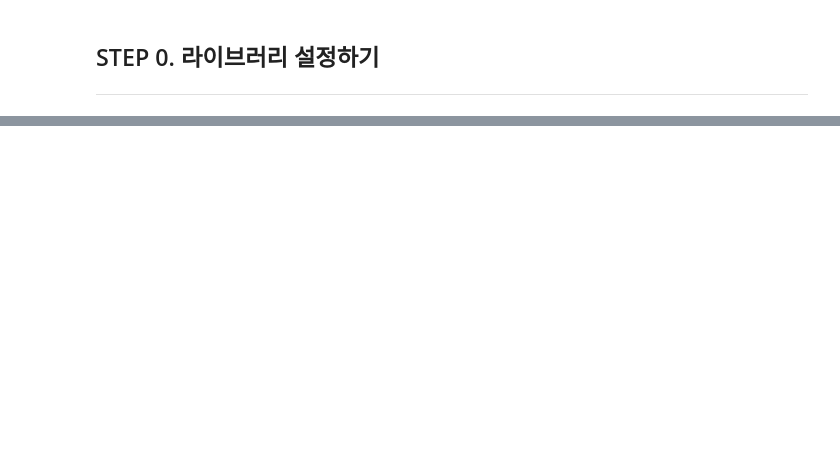
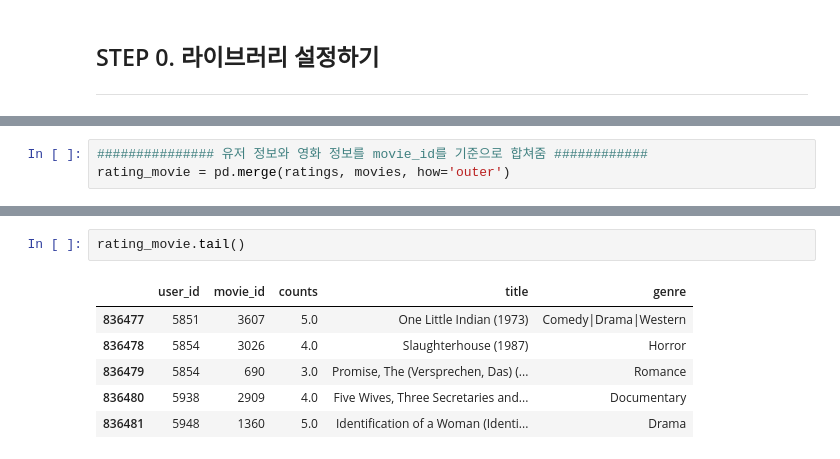
Before and after one commit to Chabbbbbo/EXPLORATION, a Jupyter notebook: EX-15/[E-15] Recommending movies using the recommendation system.ipynb, the cells around one changed output, grey strips where cells are left out. Drawn from its saved outputs; the diff is of its cells as text; blank space fills up the shorter version.

```diff
--- a/EX-15/[E-15] Recommending movies using the recommendation system.ipynb
+++ b/EX-15/[E-15] Recommending movies using the recommendation system.ipynb
@@ -11,0 +209,3 @@ sfsdfs
+# %%
+############### 유저 정보와 영화 정보를 movie_id를 기준으로 합쳐줌 ############
+rating_movie = pd.merge(ratings, movies, how='outer')
@@ -11,0 +234,9 @@ sfsdfs
+# %%
+rating_movie.tail()
+# %% [output]
+|  | user_id | movie_id | counts | title | genre |
+| 836477 | 5851 | 3607 | 5.0 | One Little Indian (1973) | Comedy|Drama|Western |
+| 836478 | 5854 | 3026 | 4.0 | Slaughterhouse (1987) | Horror |
+| 836479 | 5854 | 690 | 3.0 | Promise, The (Versprechen, Das) (... | Romance |
+| 836480 | 5938 | 2909 | 4.0 | Five Wives, Three Secretaries and... | Documentary |
+| 836481 | 5948 | 1360 | 5.0 | Identification of a Woman (Identi... | Drama |
```
Also changed, not shown: parts of 92 cells of this notebook.
